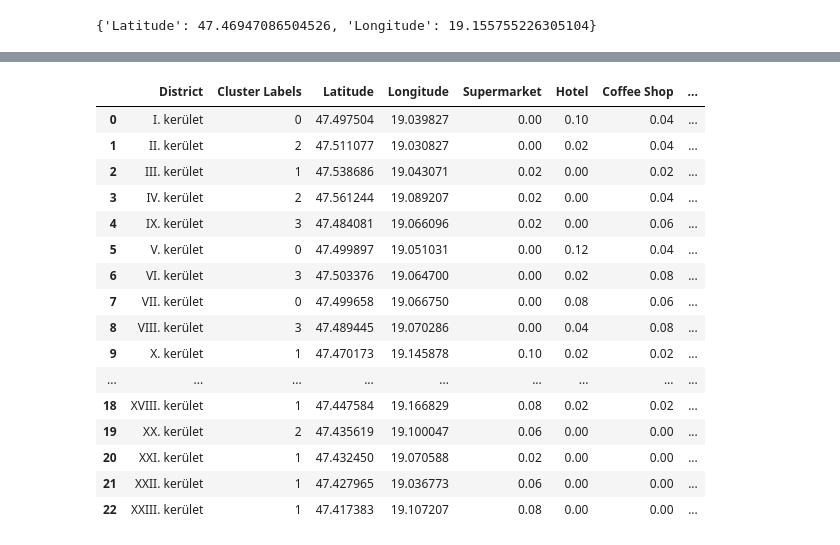
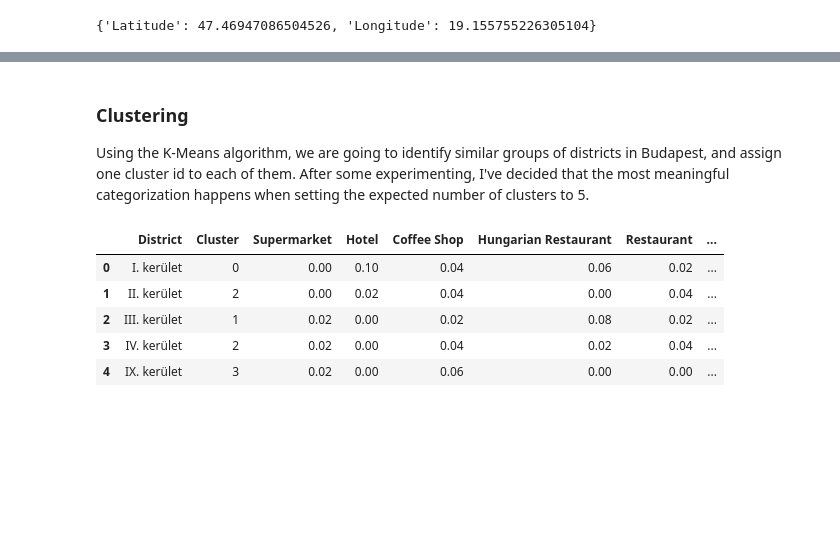
Before and after one commit to stephensipos/Coursera_Capstone, a Jupyter notebook: districts-of-budapest.ipynb, the cells around one changed output, grey strips where cells are left out. Cells and saved outputs as stored; diff of their text form; code cells hidden in the pictures; blank space fills up the shorter version.

```diff
--- a/districts-of-budapest.ipynb
+++ b/districts-of-budapest.ipynb
@@ -72,13 +84,19 @@ VERSION = '20200411' # Foursquare API version
 # %%
 def get_url(endpoint, **argv):
+    """
+    Builds the API endpoint url by adding aythentication credentials,
+    and passed parameters to the query
+    """
     api_endpoint = {
-        'explore': "https://api.foursquare.com/v2/venues/explore?"
+        'explore': "https://api.foursquare.com/v2/venues/explore?",
+        'search': "https://api.foursquare.com/v2/venues/search?",
+        #Add more if needed
     }[endpoint]
 
     credentials = {
-        'client_id': CLIENT_ID,
-        'client_secret': CLIENT_SECRET,
-        'v': VERSION,
+        'client_id': os.environ['FOURSQUARE_CLIENT_ID'],
+        'client_secret': os.environ['FOURSQUARE_CLIENT_SECRET'],
+        'v': '20200411',
     }
 
     url = api_endpoint + urlencode({**credentials, **argv})
@@ -87,6 +105,10 @@ def get_url(endpoint, **argv):
 
 
 def query_district(district_name, venue_data):
+    """
+    Query one dristrict. This method stores it result in the venue_data
+    parameter as a side effect
+    """
     print('Getting venues for: ' + district_name)
     url = get_url('explore', near='Budapest, ' + district_name, limit=50)
 
@@ -102,9 +124,12 @@ def query_district(district_name, venue_data):
             venue['categories'][0]['name'],
         ))
 
-def get_foursquare_data():
+def get_foursquare_data(districts):
+    """
+    calls and aggregates the venue data for each district in the passed list
+    """
     venue_data = []
-    for district in df['District']:
+    for district in districts:
         query_district(district, venue_data)
 
     venue_df = pd.DataFrame(venue_data)
@@ -114,5 +141,5 @@ def get_foursquare_data():
 # %%
-venues = get_foursquare_data()
+venues = get_foursquare_data(df['District'])
 # %% [output]
 Getting venues for: I. kerület
 Getting venues for: II. kerület
@@ -211,33 +226,22 @@ scaled_features
+# %% [markdown]
+### Clustering
+
+Using the K-Means algorithm, we are going to identify similar groups of districts in Budapest, and assign one cluster id to each of them. After some experimenting, I've decided that the most meaningful categorization happens when setting the expected number of clusters to 5.
 # %%
-from sklearn.cluster import KMeans
-
 # set number of clusters
-kclusters = 4
+kclusters = 5
 
 # run k-means clustering
 kmeans = KMeans(n_clusters=kclusters, random_state=0).fit(scaled_features)
 
 # add clustering labels
-results = pd.concat([grouped[['District']], districts[['Latitude', 'Longitude']],  features], axis=1)
-results.insert(1, 'Cluster Labels', kmeans.labels_)
-results
-# merge the results with the original dataset
-# merged = toronto_df.join(neighborhoods_venues_sorted.set_index('Postal Code'), on='Postal Code')
+districts = pd.concat([grouped[['District']], features], axis=1)
+districts.insert(1, 'Cluster', kmeans.labels_)
+districts.head()
 # %% [output]
-|  | District | Cluster Labels | Latitude | Longitude | Supermarket | Hotel | Coffee Shop | ... |
-| 0 | I. kerület | 0 | 47.497504 | 19.039827 | 0.00 | 0.10 | 0.04 | ... |
-| 1 | II. kerület | 2 | 47.511077 | 19.030827 | 0.00 | 0.02 | 0.04 | ... |
-| 2 | III. kerület | 1 | 47.538686 | 19.043071 | 0.02 | 0.00 | 0.02 | ... |
-| 3 | IV. kerület | 2 | 47.561244 | 19.089207 | 0.02 | 0.00 | 0.04 | ... |
-| 4 | IX. kerület | 3 | 47.484081 | 19.066096 | 0.02 | 0.00 | 0.06 | ... |
-| 5 | V. kerület | 0 | 47.499897 | 19.051031 | 0.00 | 0.12 | 0.04 | ... |
-| 6 | VI. kerület | 3 | 47.503376 | 19.064700 | 0.00 | 0.02 | 0.08 | ... |
-| 7 | VII. kerület | 0 | 47.499658 | 19.066750 | 0.00 | 0.08 | 0.06 | ... |
-| 8 | VIII. kerület | 3 | 47.489445 | 19.070286 | 0.00 | 0.04 | 0.08 | ... |
-| 9 | X. kerület | 1 | 47.470173 | 19.145878 | 0.10 | 0.02 | 0.02 | ... |
-| ... | ... | ... | ... | ... | ... | ... | ... | ... |
-| 18 | XVIII. kerület | 1 | 47.447584 | 19.166829 | 0.08 | 0.02 | 0.02 | ... |
-| 19 | XX. kerület | 2 | 47.435619 | 19.100047 | 0.06 | 0.00 | 0.00 | ... |
-| 20 | XXI. kerület | 1 | 47.432450 | 19.070588 | 0.02 | 0.00 | 0.00 | ... |
-| 21 | XXII. kerület | 1 | 47.427965 | 19.036773 | 0.06 | 0.00 | 0.00 | ... |
-| 22 | XXIII. kerület | 1 | 47.417383 | 19.107207 | 0.08 | 0.00 | 0.00 | ... |
+|  | District | Cluster | Supermarket | Hotel | Coffee Shop | Hungarian Restaurant | Restaurant | ... |
+| 0 | I. kerület | 0 | 0.00 | 0.10 | 0.04 | 0.06 | 0.02 | ... |
+| 1 | II. kerület | 2 | 0.00 | 0.02 | 0.04 | 0.00 | 0.04 | ... |
+| 2 | III. kerület | 1 | 0.02 | 0.00 | 0.02 | 0.08 | 0.02 | ... |
+| 3 | IV. kerület | 2 | 0.02 | 0.00 | 0.04 | 0.02 | 0.04 | ... |
+| 4 | IX. kerület | 3 | 0.02 | 0.00 | 0.06 | 0.00 | 0.00 | ... |
```
Also changed, not shown: parts of 39 cells of this notebook, 2 other files.
